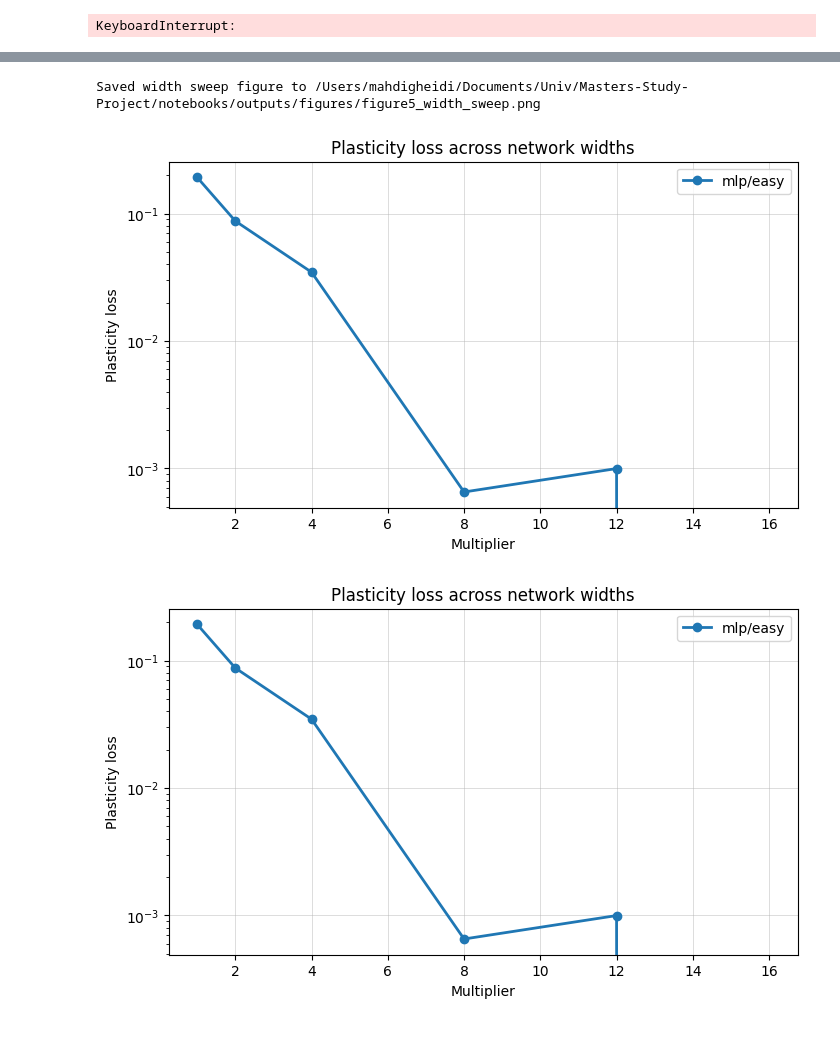
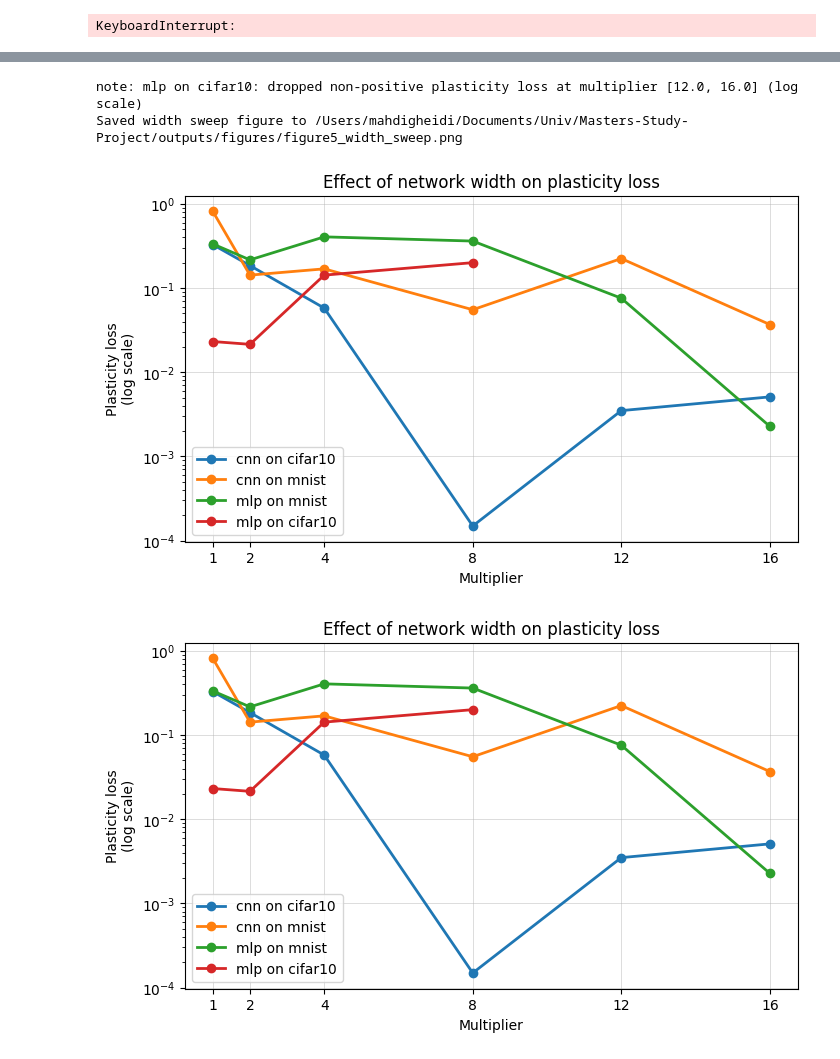
Before and after one commit to mahdigheidi/Masters-Study-Project, a Jupyter notebook: notebooks/figure5_width_sweep_standalone.ipynb, the cells around one changed output, grey strips where cells are left out. Cells and saved outputs as stored; diff of their text form; code cells hidden in the pictures.

Commit message:
visualize the initial result of figure 5

```diff
--- a/notebooks/figure5_width_sweep_standalone.ipynb
+++ b/notebooks/figure5_width_sweep_standalone.ipynb
@@ -253,7 +253,7 @@ class ReplayBuffer:
 # %%
 @dataclass
 class ClassificationDQNConfig:
-    seed: int = 0
+    seed: int = 42
     data_root: str = "./data"
     download: bool = True
     observation_space: str = "mnist"
@@ -729,40 +773,61 @@ merged 1 chunks -> 6 rows
 # %%
 def plot_width_sweep(df, save_path=None, step=None):
     import matplotlib.pyplot as plt
 
-    # Each run now yields a plasticity value at every probe checkpoint. The
-    # width-sweep curve uses one point per run: the final (fully-trained) probe
-    # by default, or the checkpoint given by `step`.
-    if step is None:
-        keys = [k for k in ["architecture", "environment", "width", "seed"] if k in df.columns]
-        plot_df = df.loc[df.groupby(keys)["step"].idxmax()]
+    # Each run may carry probes at several checkpoints; the width-sweep curve
+    # uses one point per run -- the final (fully-trained) probe by default, or
+    # the checkpoint given by `step`.
+    if "step" in df.columns:
+        if step is None:
+            keys = [k for k in ["architecture", "observation_space", "width", "seed"]
+                    if k in df.columns]
+            plot_df = df.loc[df.groupby(keys)["step"].idxmax()]
+        else:
+            plot_df = df[df["step"] == step]
     else:
-        plot_df = df[df["step"] == step]
+        plot_df = df
 
     fig, ax = plt.subplots(figsize=(7.0, 4.2), constrained_layout=True)
-    for (architecture, environment), group in plot_df.groupby(["architecture", "environment"]):
-        group = group.sort_values("width")
-        ax.plot(group["width"] / group["width"].min(), group["plasticity_loss"], marker="o", linewidth=2.0,
-                label=f"{architecture}/{environment}")
+    combos = [("cnn", "cifar10"), ("cnn", "mnist"), ("mlp", "mnist"), ("mlp", "cifar10")]
+    present = set(map(tuple, plot_df[["architecture", "observation_space"]].drop_duplicates().values))
+    combos += sorted(present - set(combos))  # keep any unexpected combination too
+
+    for architecture, obs_space in combos:
+        group = plot_df[(plot_df["architecture"] == architecture)
+                        & (plot_df["observation_space"] == obs_space)].sort_values("multiplier")
+        if group.empty:
+            continue
+        # A log axis cannot show non-positive values; drop them explicitly and
+        # say so instead of letting matplotlib discard them silently.
+        positive = group["plasticity_loss"] > 0
+        if (~positive).any():
+            dropped = group.loc[~positive, "multiplier"].tolist()
+            print(f"note: {architecture} on {obs_space}: dropped non-positive "
+                  f"plasticity loss at multiplier {dropped} (log scale)")
+        group = group[positive]
+        ax.plot(group["multiplier"], group["plasticity_loss"],
+                marker="o", linewidth=2.0, label=f"{architecture} on {obs_space}")
 
     ax.set_xlabel("Multiplier")
-    ax.set_ylabel("Plasticity loss")
+    ax.set_ylabel("Plasticity loss\n(log scale)")
     ax.set_yscale("log")
-    ax.set_title("Plasticity loss across network widths")
+    ax.set_xticks(sorted(plot_df["multiplier"].unique()))
+    ax.set_title("Effect of network width on plasticity loss")
     ax.grid(True, linewidth=0.6, alpha=0.5)
     ax.legend()
 
     if save_path is not None:
         save_path = Path(save_path)
         save_path.parent.mkdir(parents=True, exist_ok=True)
         fig.savefig(save_path, dpi=180, bbox_inches="tight")
         print(f"Saved width sweep figure to {save_path}")
     return fig
 
 
 fig = plot_width_sweep(width_df, save_path=FIGURES_DIR / "figure5_width_sweep.png")
 fig
 # %% [output]
-Saved width sweep figure to /Users/mahdigheidi/Documents/Univ/Masters-Study-Project/notebooks/outputs/figures/figure5_width_sweep.png
+note: mlp on cifar10: dropped non-positive plasticity loss at multiplier [12.0, 16.0] (log scale)
+Saved width sweep figure to /Users/mahdigheidi/Documents/Univ/Masters-Study-Project/outputs/figures/figure5_width_sweep.png
-[figure, old version]
+[figure, new version]
-[figure, old version]
+[figure, new version]
```
Also changed, not shown: parts of 2 cells of this notebook, 35 other files.
